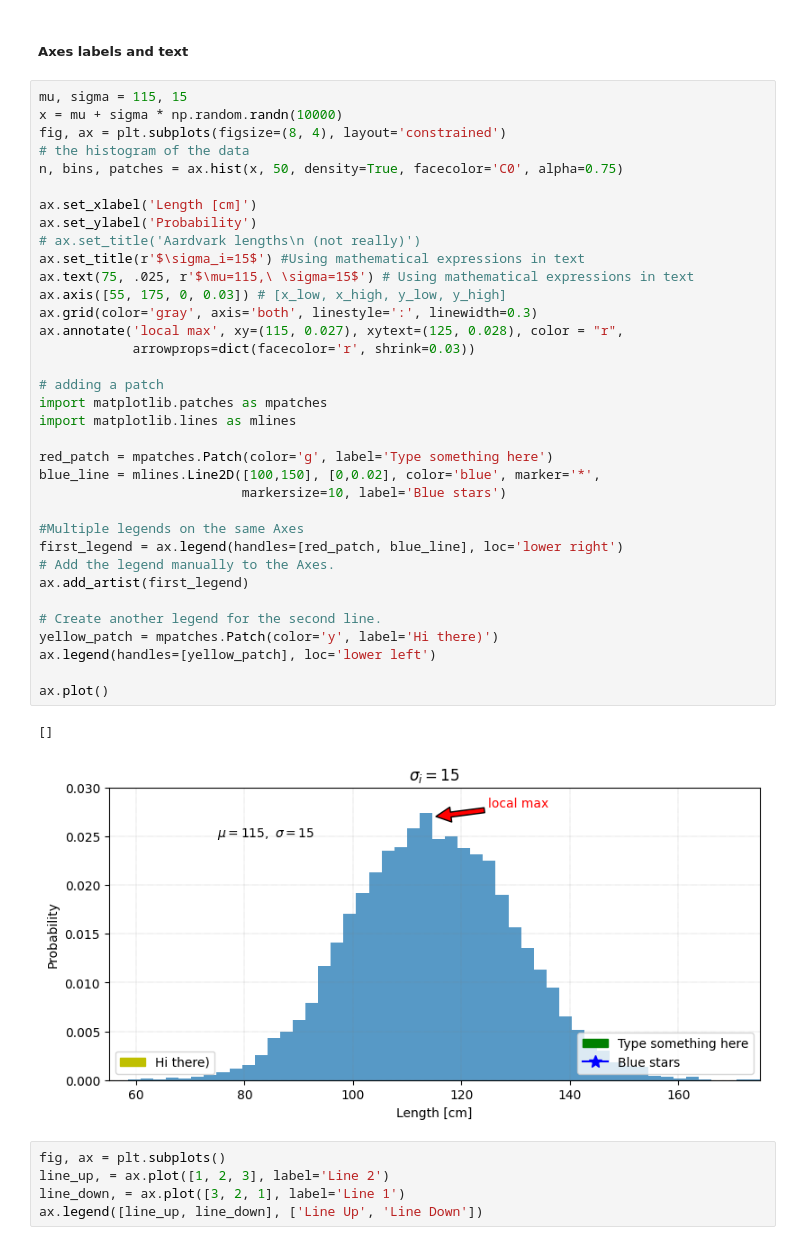
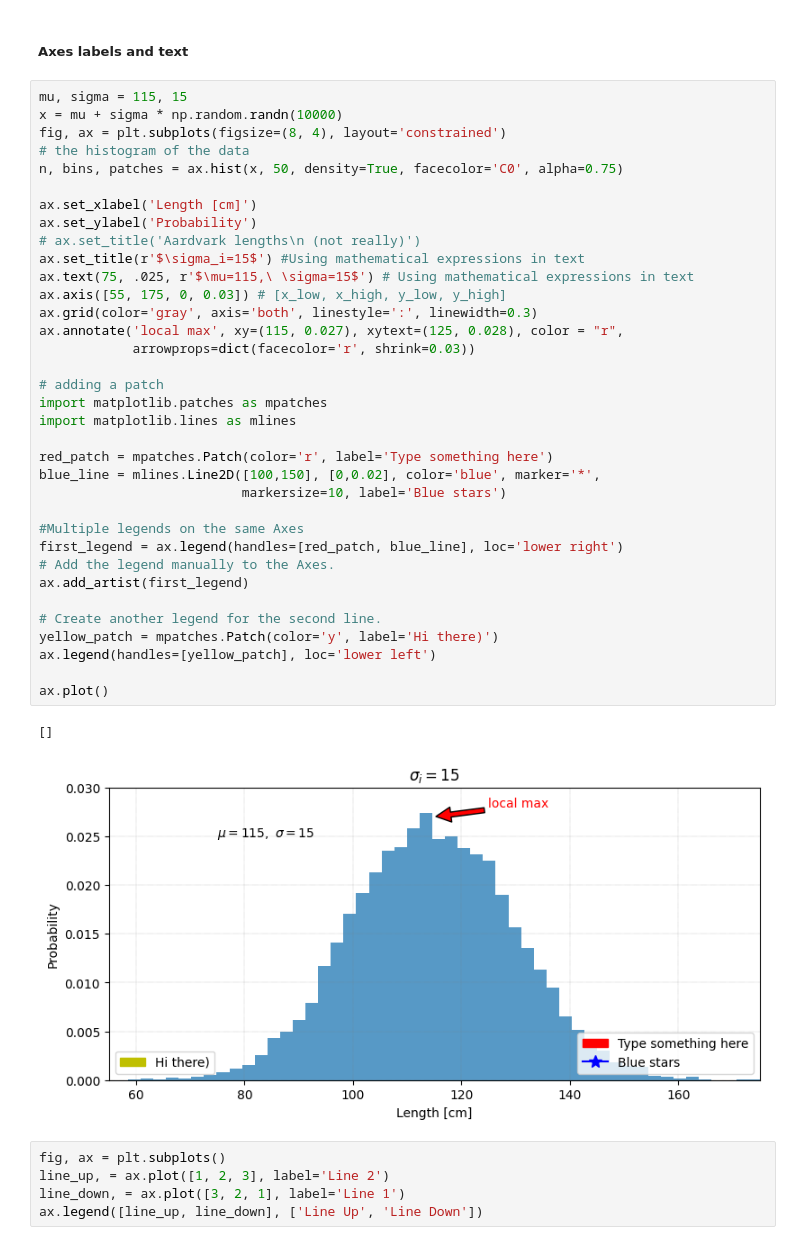
Before and after one commit to IgorBeHolder/Netology, a Jupyter notebook: Python MathPlotLib VIZ.ipynb, the cells around one changed output. Cells and saved outputs as stored; diff of their text form.

```diff
--- a/Python MathPlotLib VIZ.ipynb
+++ b/Python MathPlotLib VIZ.ipynb
@@ -85,35 +85,35 @@ n, bins, patches = ax.hist(x, 50, density=True, facecolor='C0', alpha=0.75)
 
 ax.set_xlabel('Length [cm]')
 ax.set_ylabel('Probability')
 # ax.set_title('Aardvark lengths\n (not really)')
 ax.set_title(r'$\sigma_i=15$') #Using mathematical expressions in text
 ax.text(75, .025, r'$\mu=115,\ \sigma=15$') # Using mathematical expressions in text
 ax.axis([55, 175, 0, 0.03]) # [x_low, x_high, y_low, y_high]
 ax.grid(color='gray', axis='both', linestyle=':', linewidth=0.3)
 ax.annotate('local max', xy=(115, 0.027), xytext=(125, 0.028), color = "r",
             arrowprops=dict(facecolor='r', shrink=0.03))
 
 # adding a patch
 import matplotlib.patches as mpatches
 import matplotlib.lines as mlines
 
-red_patch = mpatches.Patch(color='g', label='Type something here')
+red_patch = mpatches.Patch(color='r', label='Type something here')
 blue_line = mlines.Line2D([100,150], [0,0.02], color='blue', marker='*',
                           markersize=10, label='Blue stars')
 
 #Multiple legends on the same Axes
 first_legend = ax.legend(handles=[red_patch, blue_line], loc='lower right')
 # Add the legend manually to the Axes.
 ax.add_artist(first_legend)
 
 # Create another legend for the second line.
 yellow_patch = mpatches.Patch(color='y', label='Hi there)')
 ax.legend(handles=[yellow_patch], loc='lower left')
 
 ax.plot()
 # %% [output]
 []
-[figure, old version]
+[figure, new version]
 # %%
 fig, ax = plt.subplots()
 line_up, = ax.plot([1, 2, 3], label='Line 2')
```
Also changed, not shown: 2 other files.
